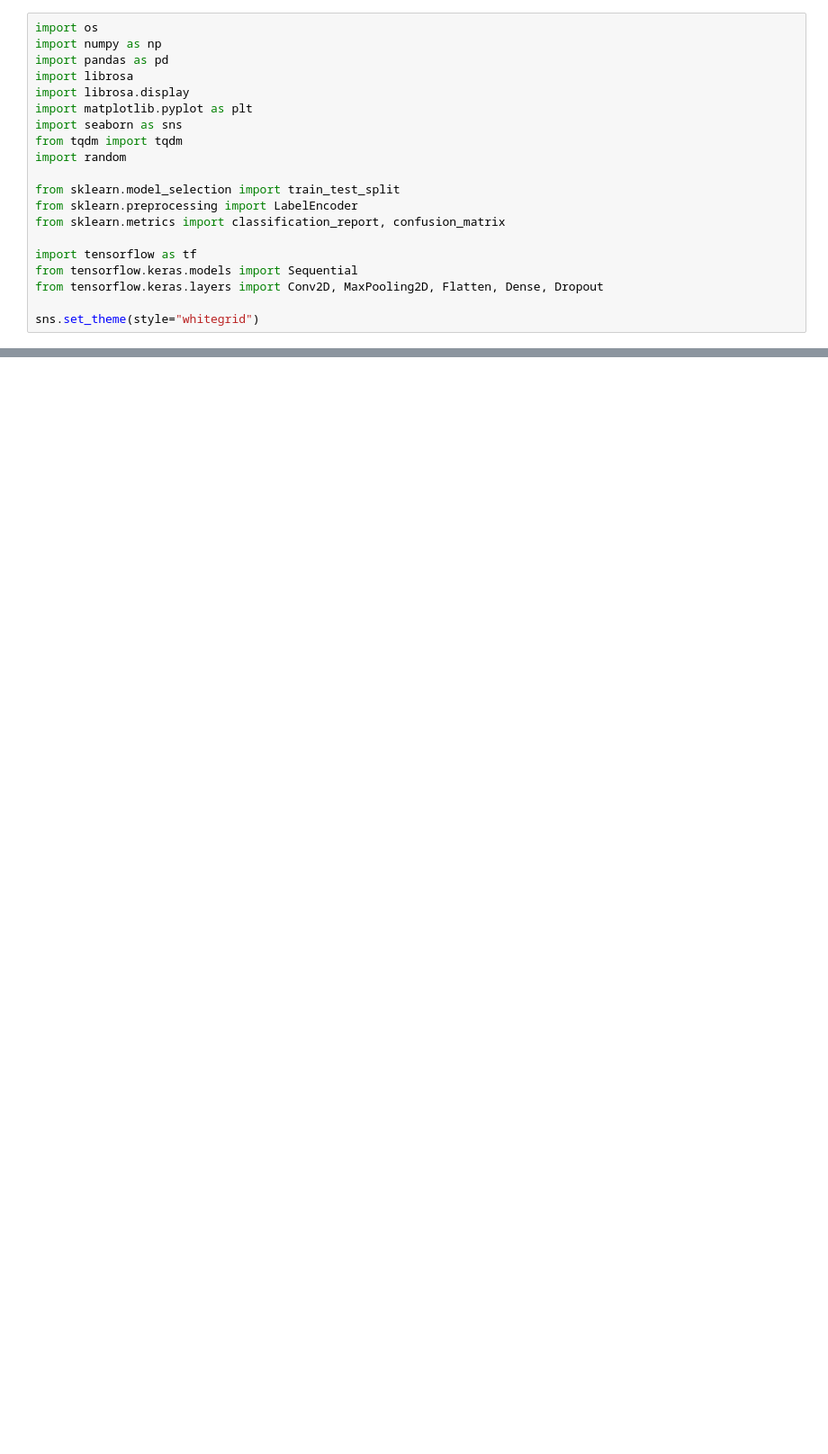
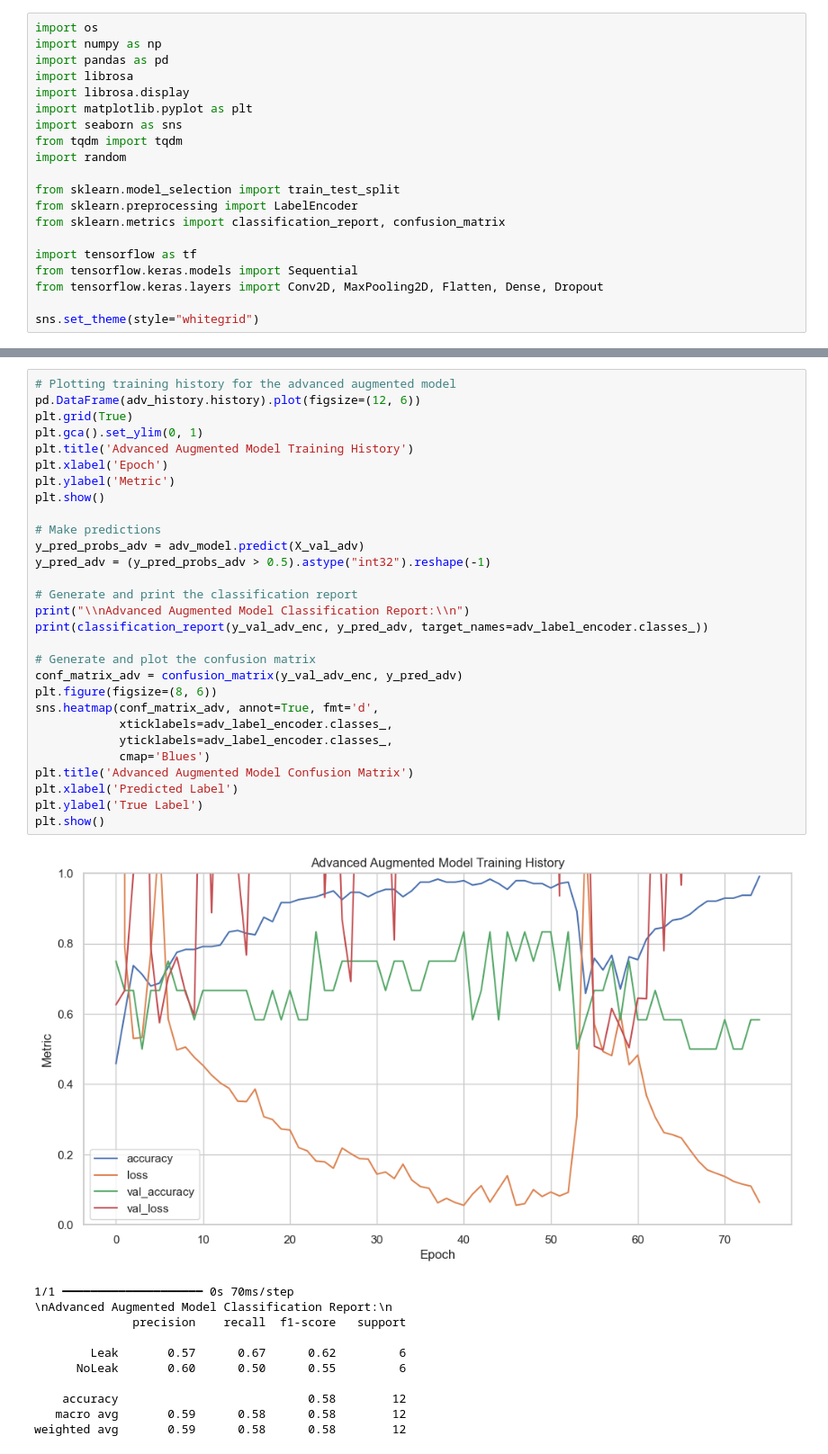
Before and after one commit to fernandojr-88/Audios-ECO5000, a Jupyter notebook: ECO5000 - Modelos IA/advanced_augmentation_cnn.ipynb, the cells around one changed output, grey strips where cells are left out. Shown: that part at 90% size. Saved outputs shown, nothing was run; the diff lists cells and outputs as text; blank space fills up the shorter version.

Commit message:
Best Model

```diff
--- a/ECO5000 - Modelos IA/advanced_augmentation_cnn.ipynb
+++ b/ECO5000 - Modelos IA/advanced_augmentation_cnn.ipynb
@@ -35,0 +233,41 @@ sns.set_theme(style="whitegrid")
+# %%
+# Plotting training history for the advanced augmented model
+pd.DataFrame(adv_history.history).plot(figsize=(12, 6))
+plt.grid(True)
+plt.gca().set_ylim(0, 1)
+plt.title('Advanced Augmented Model Training History')
+plt.xlabel('Epoch')
+plt.ylabel('Metric')
+plt.show()
+
+# Make predictions
+y_pred_probs_adv = adv_model.predict(X_val_adv)
+y_pred_adv = (y_pred_probs_adv > 0.5).astype("int32").reshape(-1)
+
+# Generate and print the classification report
+print("\\nAdvanced Augmented Model Classification Report:\\n")
+print(classification_report(y_val_adv_enc, y_pred_adv, target_names=adv_label_encoder.classes_))
+
+# Generate and plot the confusion matrix
+conf_matrix_adv = confusion_matrix(y_val_adv_enc, y_pred_adv)
+plt.figure(figsize=(8, 6))
+sns.heatmap(conf_matrix_adv, annot=True, fmt='d',
+            xticklabels=adv_label_encoder.classes_,
+            yticklabels=adv_label_encoder.classes_,
+            cmap='Blues')
+plt.title('Advanced Augmented Model Confusion Matrix')
+plt.xlabel('Predicted Label')
+plt.ylabel('True Label')
+plt.show()
+# %% [output]
+[figure, added]
+1/1 ━━━━━━━━━━━━━━━━━━━━ 0s 70ms/step
+\nAdvanced Augmented Model Classification Report:\n
+              precision    recall  f1-score   support
+
+        Leak       0.57      0.67      0.62         6
+      NoLeak       0.60      0.50      0.55         6
+
+    accuracy                           0.58        12
+   macro avg       0.59      0.58      0.58        12
+weighted avg       0.59      0.58      0.58        12
```
Also changed, not shown: parts of 9 cells of this notebook, 1 other file.
